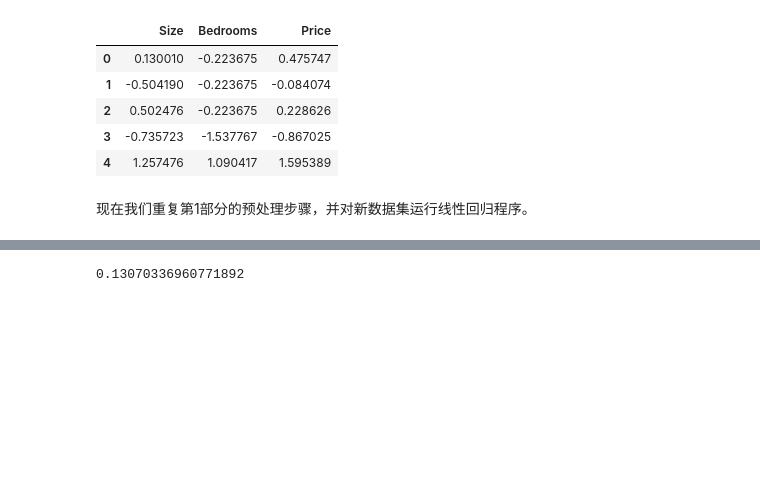
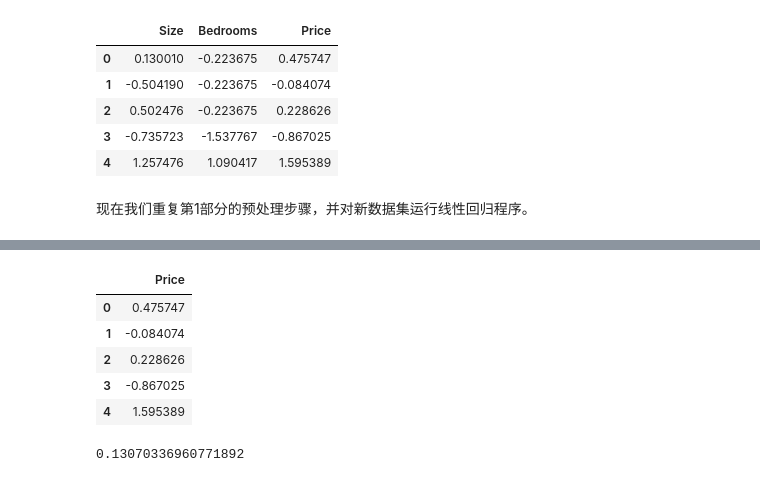
Before and after one commit to PowersYang/Coursera_ML_Exercise, a Jupyter notebook: machine-learning-ex1/ex1.ipynb, the cells around one changed output, grey strips where cells are left out. Cells and saved outputs as stored; diff of their text form; code cells hidden in the pictures; blank space fills up the shorter version.

```diff
--- a/machine-learning-ex1/ex1.ipynb
+++ b/machine-learning-ex1/ex1.ipynb
@@ -211 +226,10 @@ data2.head()
+# %%
+y2.head()
+# %% [output]
+|  | Price |
+| 0 | 0.475747 |
+| 1 | -0.084074 |
+| 2 | 0.228626 |
+| 3 | -0.867025 |
+| 4 | 1.595389 |
 # %%
```
Also changed, not shown: parts of 8 cells of this notebook.
